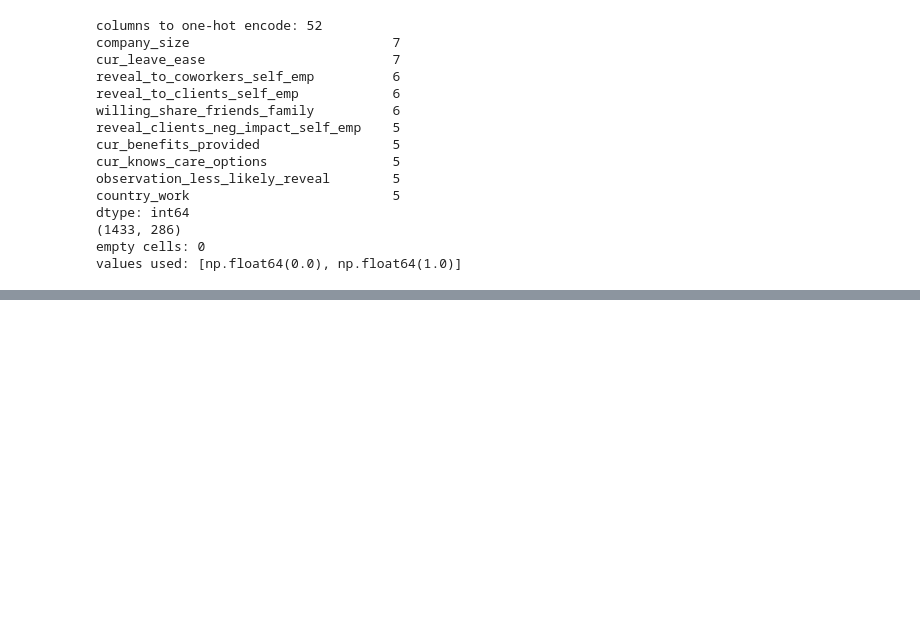
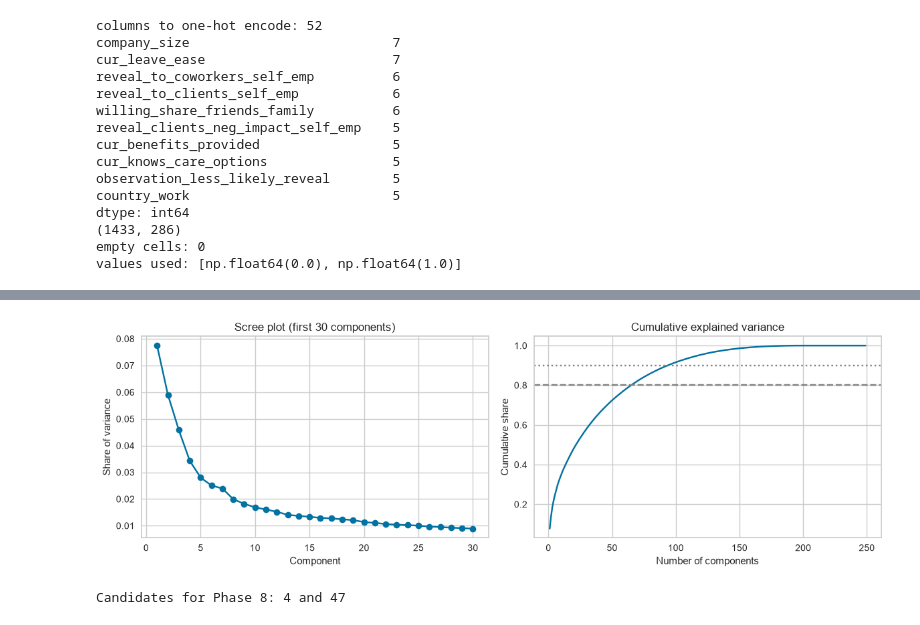
Before and after one commit to nosadfountains/Unsupervised-ML_Case-Study, a Jupyter notebook: mental-health-clustering/analysis.ipynb, the cells around one changed output, grey strips where cells are left out. Drawn from its saved outputs; the diff is of its cells as text; code cells hidden in the pictures; blank space fills up the shorter version.

```diff
--- a/mental-health-clustering/analysis.ipynb
+++ b/mental-health-clustering/analysis.ipynb
@@ -1966,0 +2122,17 @@ values used: [np.float64(0.0), np.float64(1.0)]
+# %%
+import numpy as np
+from sklearn.decomposition import PCA
+
+pca_full = PCA(random_state=42)
+pca_full.fit(X)
+
+explained = pca_full.explained_variance_ratio_
+cumulative = np.cumsum(explained)
+
+print("Number of components:", pca_full.n_components_)
+print("First 10 components:", explained[:10].round(3))
+print("First 2 together:", cumulative[1].round(3))
+
+for threshold in [0.5, 0.7, 0.8, 0.9]:
+    n = (cumulative < threshold).sum() + 1
+    print("Components needed for", threshold, ":", n)
@@ -1966,0 +2147,27 @@ values used: [np.float64(0.0), np.float64(1.0)]
+# %%
+import matplotlib.pyplot as plt
+
+fig, axes = plt.subplots(1, 2, figsize=(12, 4))
+
+axes[0].plot(range(1, 31), explained[:30], marker="o")
+axes[0].set_xlabel("Component")
+axes[0].set_ylabel("Share of variance")
+axes[0].set_title("Scree plot (first 30 components)")
+
+axes[1].plot(range(1, len(cumulative) + 1), cumulative)
+axes[1].axhline(0.8, color="grey", linestyle="--")
+axes[1].axhline(0.9, color="grey", linestyle=":")
+axes[1].set_xlabel("Number of components")
+axes[1].set_ylabel("Cumulative share")
+axes[1].set_title("Cumulative explained variance")
+
+plt.tight_layout()
+plt.show()
+# %% [output]
+[figure, added]
+# %%
+n_elbow = 4
+n_70 = (cumulative < 0.7).sum() + 1
+print("Candidates for Phase 8:", n_elbow, "and", n_70)
+# %% [output]
+Candidates for Phase 8: 4 and 47
```
Also changed, not shown: parts of 12 cells of this notebook, 2 other files.
